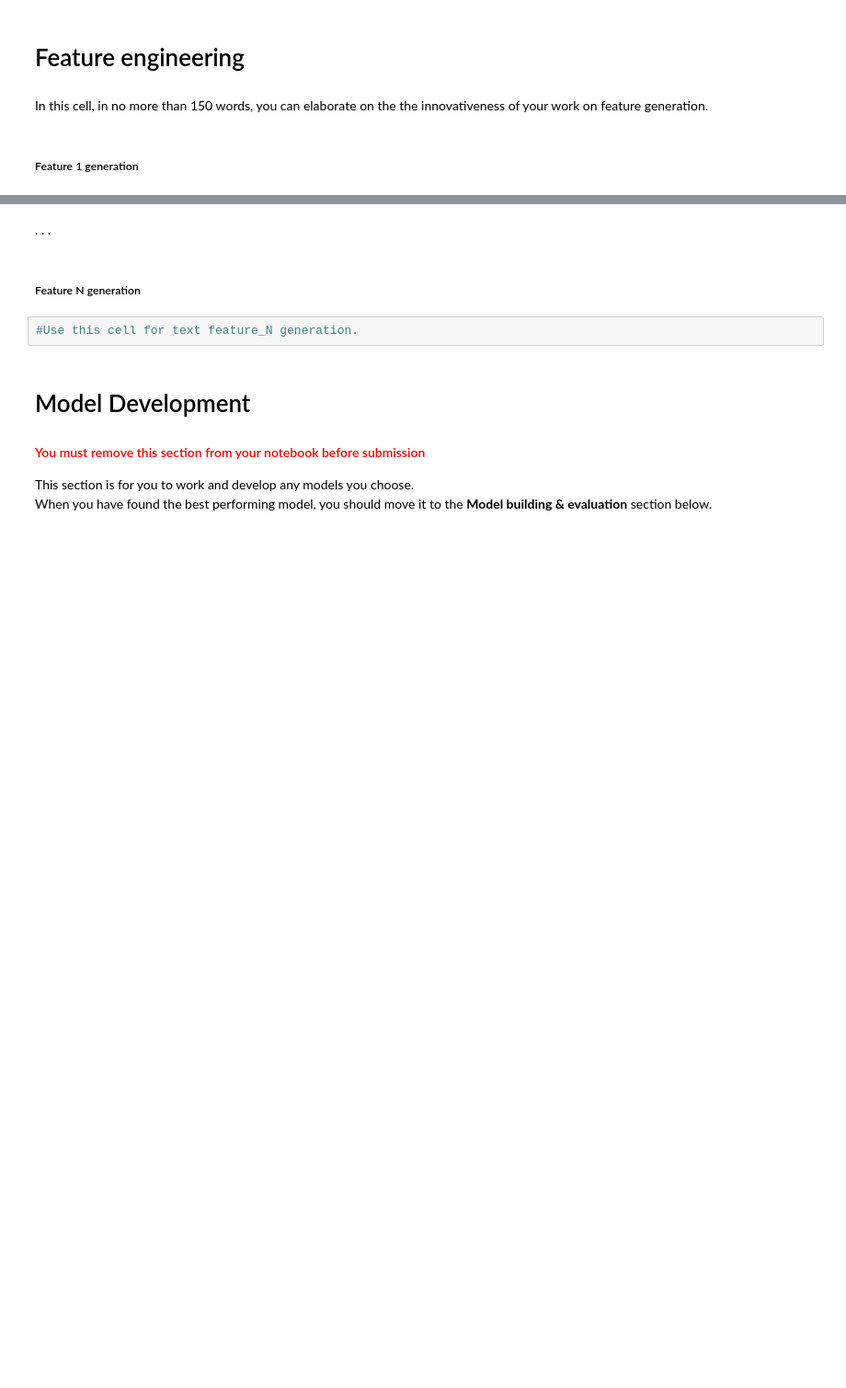
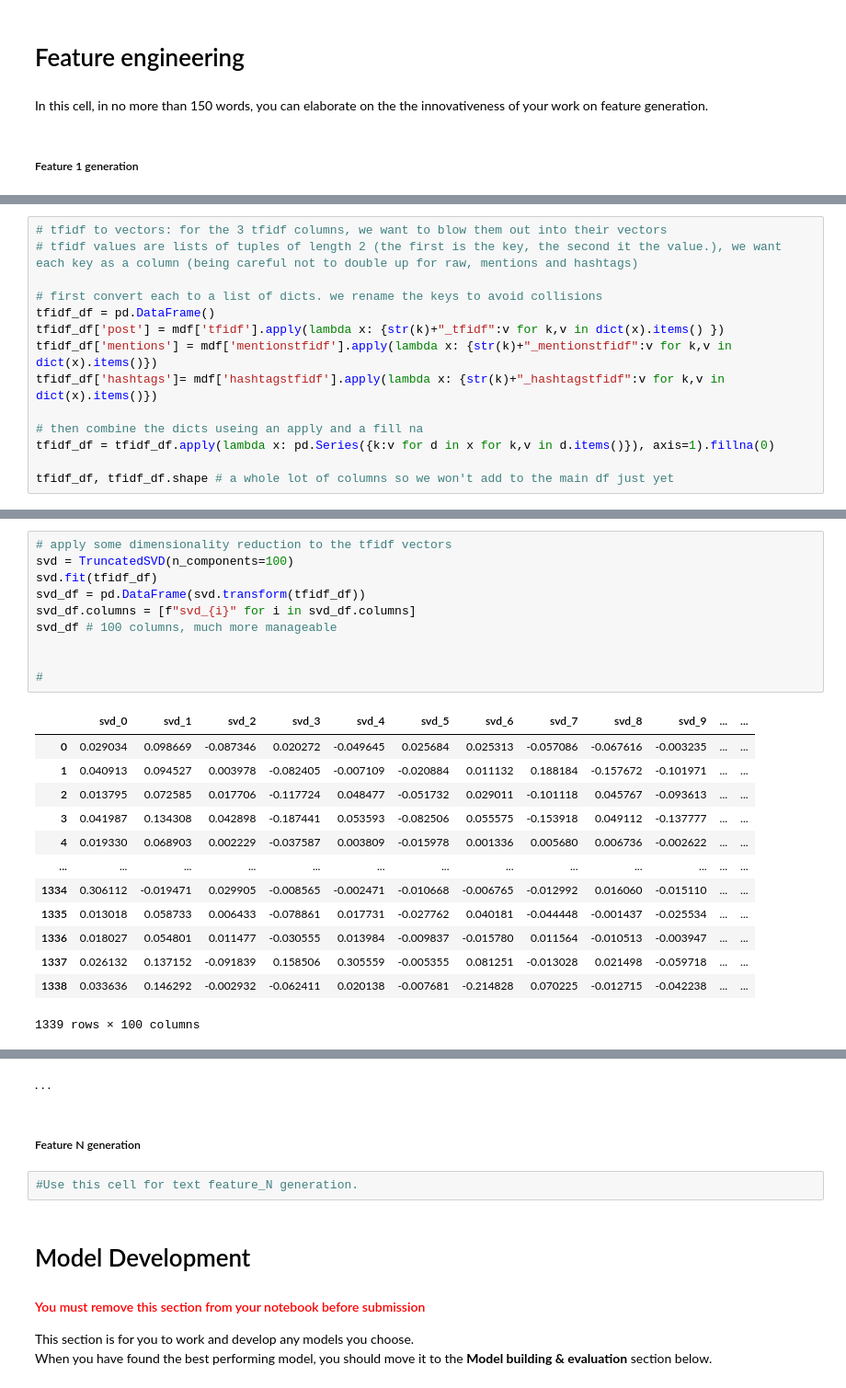
Before and after one commit to littletuna4/bism3206-assign, a Jupyter notebook: Assignment Anthony Cerqui 45325919.ipynb, the cells around one changed output, grey strips where cells are left out. Shown at 92% size. Saved outputs shown, nothing was run; the diff lists cells and outputs as text; blank space fills up the shorter version.

```diff
--- a/Assignment Anthony Cerqui 45325919.ipynb
+++ b/Assignment Anthony Cerqui 45325919.ipynb
@@ -407,0 +447,14 @@ Name: word2vec, Length: 1339, dtype: object
+# %%
+# tfidf to vectors: for the 3 tfidf columns, we want to blow them out into their vectors
+# tfidf values are lists of tuples of length 2 (the first is the key, the second it the value.), we want each key as a column (being careful not to double up for raw, mentions and hashtags)
+
+# first convert each to a list of dicts. we rename the keys to avoid collisions
+tfidf_df = pd.DataFrame()
+tfidf_df['post'] = mdf['tfidf'].apply(lambda x: {str(k)+"_tfidf":v for k,v in dict(x).items() })
+tfidf_df['mentions'] = mdf['mentionstfidf'].apply(lambda x: {str(k)+"_mentionstfidf":v for k,v in dict(x).items()})
+tfidf_df['hashtags']= mdf['hashtagstfidf'].apply(lambda x: {str(k)+"_hashtagstfidf":v for k,v in dict(x).items()})
+
+# then combine the dicts useing an apply and a fill na
+tfidf_df = tfidf_df.apply(lambda x: pd.Series({k:v for d in x for k,v in d.items()}), axis=1).fillna(0)
+
+tfidf_df, tfidf_df.shape # a whole lot of columns so we won't add to the main df just yet
@@ -407,0 +479,24 @@ Name: word2vec, Length: 1339, dtype: object
+# %%
+# apply some dimensionality reduction to the tfidf vectors
+svd = TruncatedSVD(n_components=100)
+svd.fit(tfidf_df)
+svd_df = pd.DataFrame(svd.transform(tfidf_df))
+svd_df.columns = [f"svd_{i}" for i in svd_df.columns]
+svd_df # 100 columns, much more manageable
+
+
+#
+# %% [output]
+|  | svd_0 | svd_1 | svd_2 | svd_3 | svd_4 | svd_5 | svd_6 | svd_7 | svd_8 | svd_9 | ... | ... |
+| 0 | 0.029034 | 0.098669 | -0.087346 | 0.020272 | -0.049645 | 0.025684 | 0.025313 | -0.057086 | -0.067616 | -0.003235 | ... | ... |
+| 1 | 0.040913 | 0.094527 | 0.003978 | -0.082405 | -0.007109 | -0.020884 | 0.011132 | 0.188184 | -0.157672 | -0.101971 | ... | ... |
+| 2 | 0.013795 | 0.072585 | 0.017706 | -0.117724 | 0.048477 | -0.051732 | 0.029011 | -0.101118 | 0.045767 | -0.093613 | ... | ... |
+| 3 | 0.041987 | 0.134308 | 0.042898 | -0.187441 | 0.053593 | -0.082506 | 0.055575 | -0.153918 | 0.049112 | -0.137777 | ... | ... |
+| 4 | 0.019330 | 0.068903 | 0.002229 | -0.037587 | 0.003809 | -0.015978 | 0.001336 | 0.005680 | 0.006736 | -0.002622 | ... | ... |
+| ... | ... | ... | ... | ... | ... | ... | ... | ... | ... | ... | ... | ... |
+| 1334 | 0.306112 | -0.019471 | 0.029905 | -0.008565 | -0.002471 | -0.010668 | -0.006765 | -0.012992 | 0.016060 | -0.015110 | ... | ... |
+| 1335 | 0.013018 | 0.058733 | 0.006433 | -0.078861 | 0.017731 | -0.027762 | 0.040181 | -0.044448 | -0.001437 | -0.025534 | ... | ... |
+| 1336 | 0.018027 | 0.054801 | 0.011477 | -0.030555 | 0.013984 | -0.009837 | -0.015780 | 0.011564 | -0.010513 | -0.003947 | ... | ... |
+| 1337 | 0.026132 | 0.137152 | -0.091839 | 0.158506 | 0.305559 | -0.005355 | 0.081251 | -0.013028 | 0.021498 | -0.059718 | ... | ... |
+| 1338 | 0.033636 | 0.146292 | -0.002932 | -0.062411 | 0.020138 | -0.007681 | -0.214828 | 0.070225 | -0.012715 | -0.042238 | ... | ... |
+1339 rows × 100 columns
```
Also changed, not shown: parts of 21 cells of this notebook.
